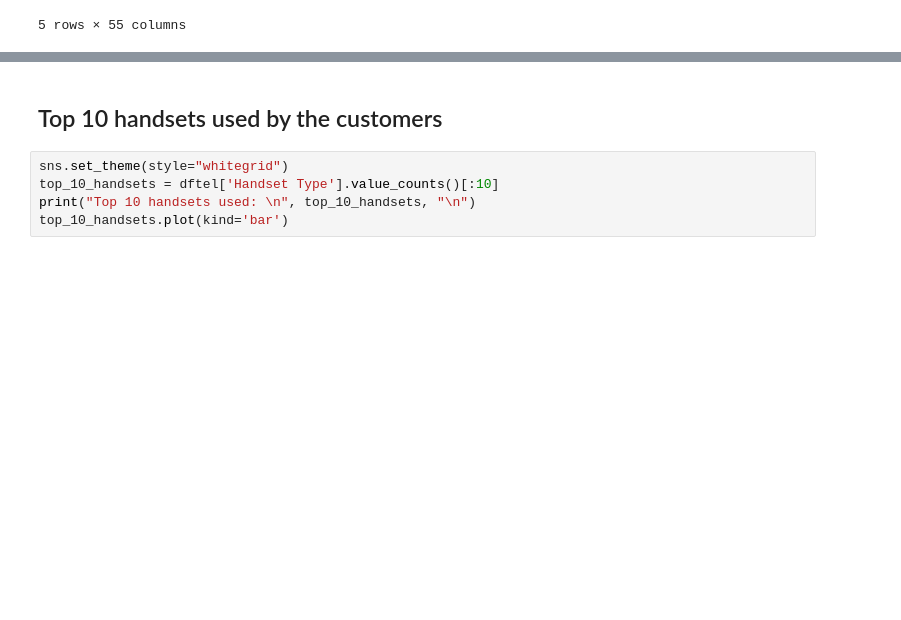
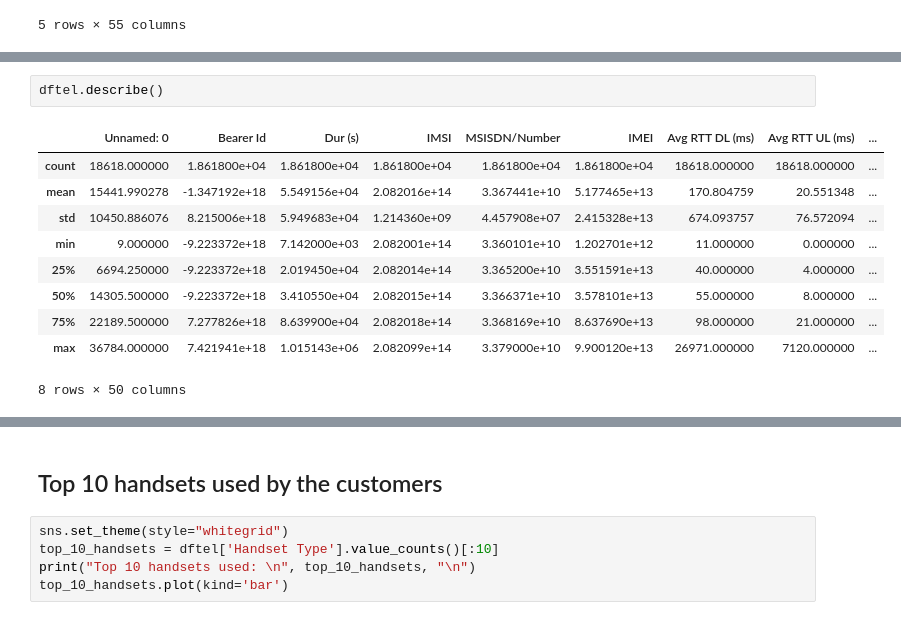
Before and after one commit to toussyn/TellCo_analysis, a Jupyter notebook: notebooks/user_overview_analysis.ipynb, the cells around one changed output, grey strips where cells are left out. Cells and saved outputs as stored; diff of their text form; blank space fills up the shorter version.

```diff
--- a/notebooks/user_overview_analysis.ipynb
+++ b/notebooks/user_overview_analysis.ipynb
@@ -23,0 +46,13 @@ dftel.head()
+# %%
+dftel.describe()
+# %% [output]
+|  | Unnamed: 0 | Bearer Id | Dur (s) | IMSI | MSISDN/Number | IMEI | Avg RTT DL (ms) | Avg RTT UL (ms) | ... |
+| count | 18618.000000 | 1.861800e+04 | 1.861800e+04 | 1.861800e+04 | 1.861800e+04 | 1.861800e+04 | 18618.000000 | 18618.000000 | ... |
+| mean | 15441.990278 | -1.347192e+18 | 5.549156e+04 | 2.082016e+14 | 3.367441e+10 | 5.177465e+13 | 170.804759 | 20.551348 | ... |
+| std | 10450.886076 | 8.215006e+18 | 5.949683e+04 | 1.214360e+09 | 4.457908e+07 | 2.415328e+13 | 674.093757 | 76.572094 | ... |
+| min | 9.000000 | -9.223372e+18 | 7.142000e+03 | 2.082001e+14 | 3.360101e+10 | 1.202701e+12 | 11.000000 | 0.000000 | ... |
+| 25% | 6694.250000 | -9.223372e+18 | 2.019450e+04 | 2.082014e+14 | 3.365200e+10 | 3.551591e+13 | 40.000000 | 4.000000 | ... |
+| 50% | 14305.500000 | -9.223372e+18 | 3.410550e+04 | 2.082015e+14 | 3.366371e+10 | 3.578101e+13 | 55.000000 | 8.000000 | ... |
+| 75% | 22189.500000 | 7.277826e+18 | 8.639900e+04 | 2.082018e+14 | 3.368169e+10 | 8.637690e+13 | 98.000000 | 21.000000 | ... |
+| max | 36784.000000 | 7.421941e+18 | 1.015143e+06 | 2.082099e+14 | 3.379000e+10 | 9.900120e+13 | 26971.000000 | 7120.000000 | ... |
+8 rows × 50 columns
```
Also changed, not shown: parts of 13 cells of this notebook.
